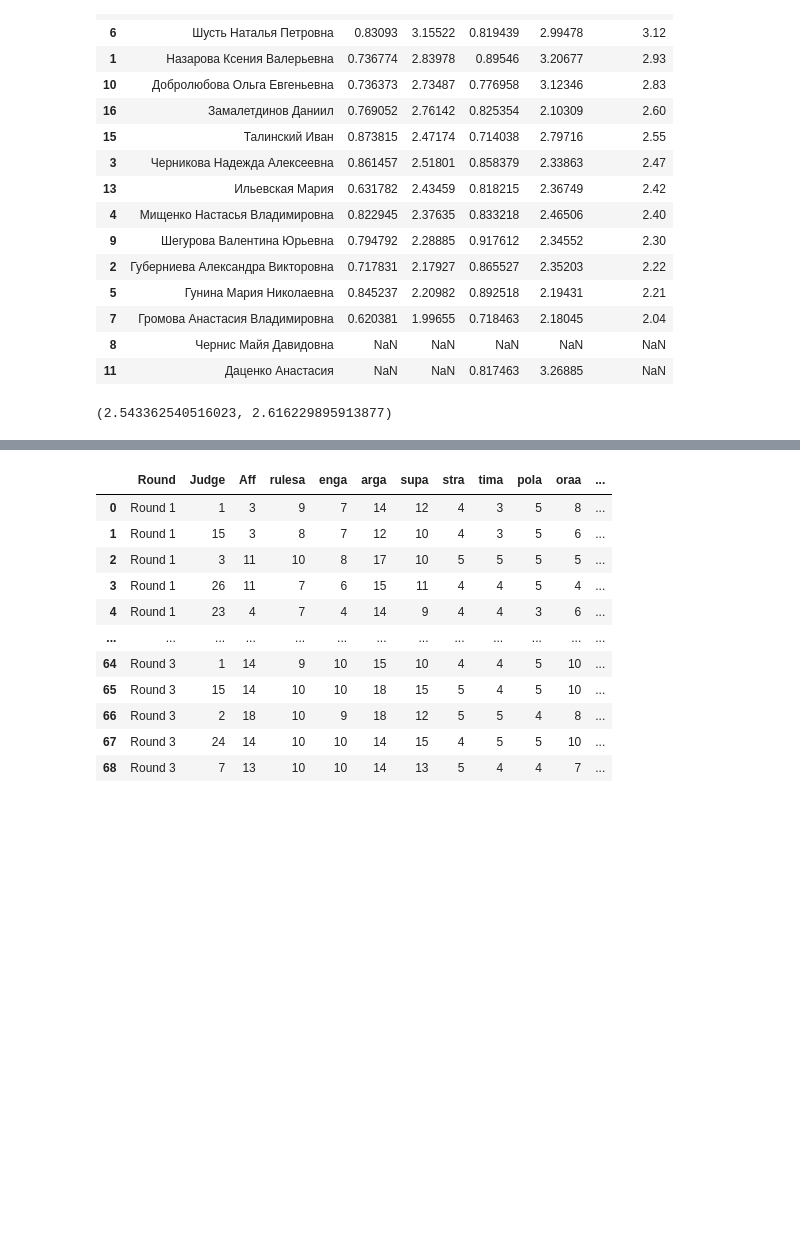
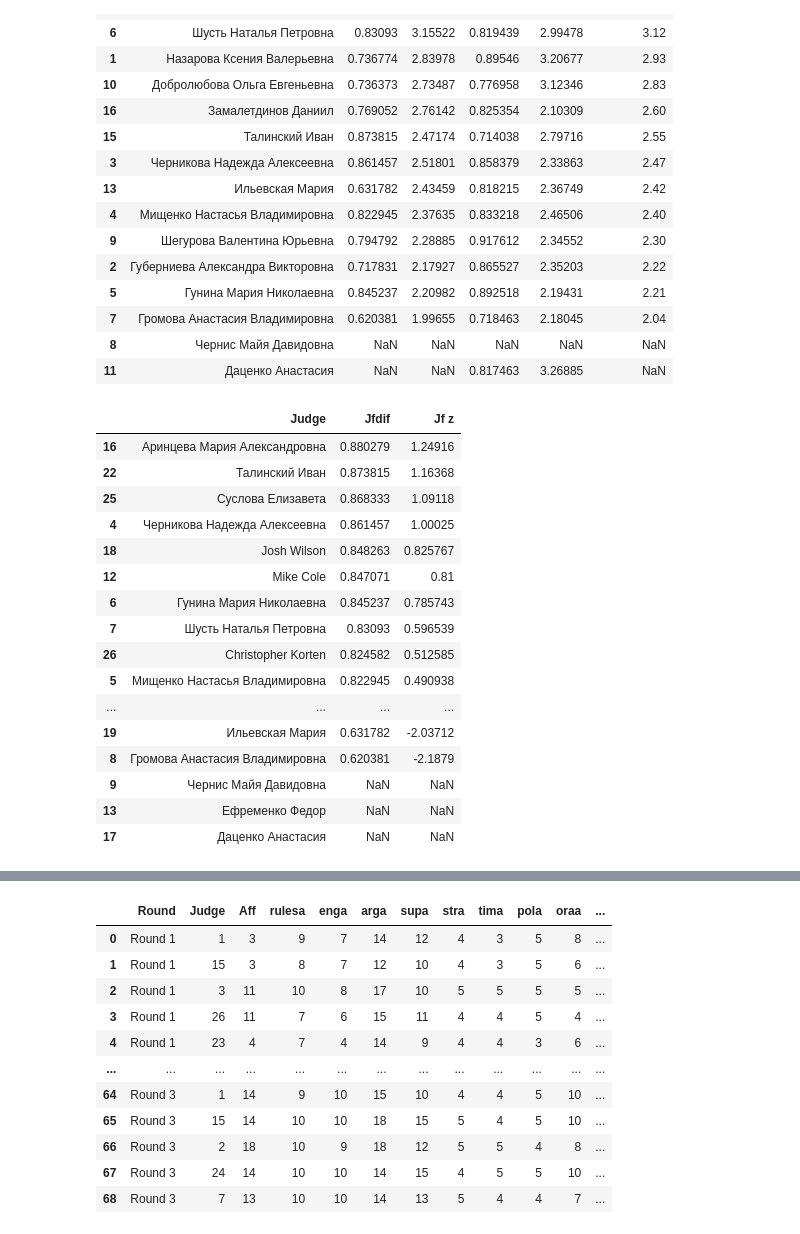
Before and after one commit to ancepsinfans/ballots, a Jupyter notebook: ballots/ballots.ipynb, the cells around one changed output, grey strips where cells are left out. Cells and saved outputs as stored; diff of their text form; code cells hidden in the pictures; blank space fills up the shorter version.

```diff
--- a/ballots/ballots.ipynb
+++ b/ballots/ballots.ipynb
@@ -271,6 +271,25 @@ ret20.sort_values(by='comb rating',ascending=False)
 | 11 | Даценко Анастасия | NaN | NaN | 0.817463 | 3.26885 | NaN |
 # %%
 ro = fair2020.master['rating']
-ro.drop(1).mean(), ro.mean()
+mwoz, mwz = ro.drop(1).mean(), ro.mean()
+# first number is the judges' avgerage rating without ZB, the second is with
-# %% [output]
-(2.543362540516023, 2.616229895913877)
+# %%
+fair2020.master[['Judge','Jfdif','Jf z']].sort_values(by='Jf z', ascending=False)
+# %% [output]
+|  | Judge | Jfdif | Jf z |
+| 16 | Аринцева Мария Александровна | 0.880279 | 1.24916 |
+| 22 | Талинский Иван | 0.873815 | 1.16368 |
+| 25 | Суслова Елизавета | 0.868333 | 1.09118 |
+| 4 | Черникова Надежда Алексеевна | 0.861457 | 1.00025 |
+| 18 | Josh Wilson | 0.848263 | 0.825767 |
+| 12 | Mike Cole | 0.847071 | 0.81 |
+| 6 | Гунина Мария Николаевна | 0.845237 | 0.785743 |
+| 7 | Шусть Наталья Петровна | 0.83093 | 0.596539 |
+| 26 | Christopher Korten | 0.824582 | 0.512585 |
+| 5 | Мищенко Настасья Владимировна | 0.822945 | 0.490938 |
+| ... | ... | ... | ... |
+| 19 | Ильевская Мария | 0.631782 | -2.03712 |
+| 8 | Громова Анастасия Владимировна | 0.620381 | -2.1879 |
+| 9 | Чернис Майя Давидовна | NaN | NaN |
+| 13 | Ефременко Федор | NaN | NaN |
+| 17 | Даценко Анастасия | NaN | NaN |
```
Also changed, not shown: parts of 6 cells of this notebook.
